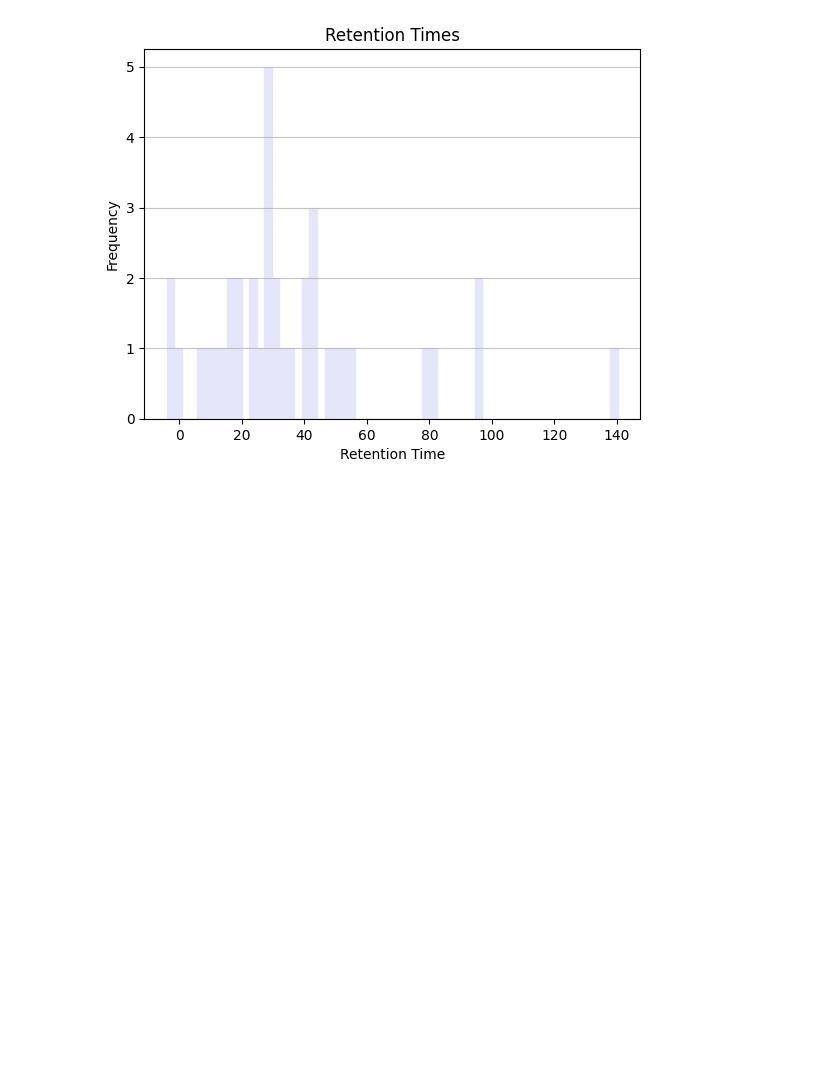
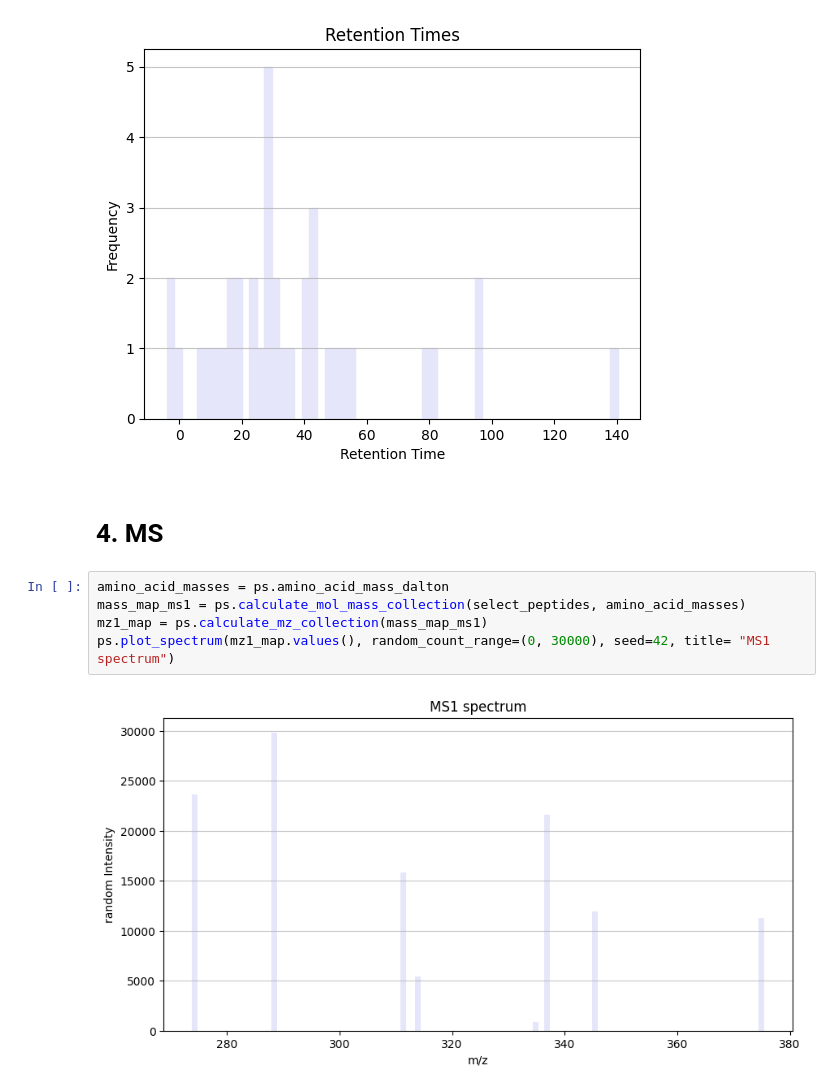
Before and after one commit to EllinorAbele/Proteosim_EA, a Jupyter notebook: ms_experiment_final.ipynb, the cells around one changed output. Drawn from its saved outputs; the diff is of its cells as text; blank space fills up the shorter version.

```diff
--- a/ms_experiment_final.ipynb
+++ b/ms_experiment_final.ipynb
@@ -45,3 +40,12 @@ select_peptides = ps.select_retention_time_window(
 ['MATSR', 'YEPVAEIGVGAYGTVYK', 'DPHSGHFVALK', 'VPNGGGGGGGLPISTVR', 'EVALLR', 'LEAFEHPNVVR', 'LMDVCATSR', 'VTLVFEHVDQDLR', 'TYLDK', 'APPPGLPAETIK', 'GLDFLHANCIVHR', 'DLKPENILVTSGGTVK', 'LADFGLAR', 'IYS ...
 Total peptides: 37
 [figure]
+# %% [markdown]
+# 4. MS
+# %%
+amino_acid_masses = ps.amino_acid_mass_dalton
+mass_map_ms1 = ps.calculate_mol_mass_collection(select_peptides, amino_acid_masses)
+mz1_map = ps.calculate_mz_collection(mass_map_ms1)
+ps.plot_spectrum(mz1_map.values(), random_count_range=(0, 30000), seed=42, title= "MS1 spectrum")
+# %% [output]
+[figure, added]
```
Also changed, not shown: parts of 1 cell of this notebook, 3 other files.
